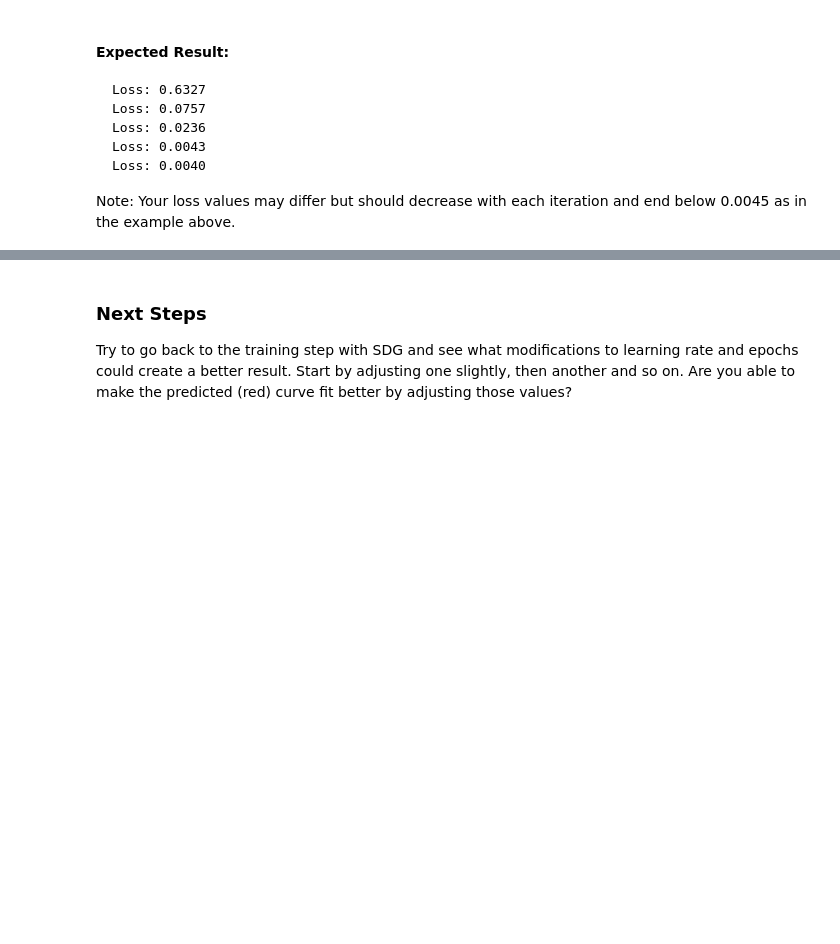
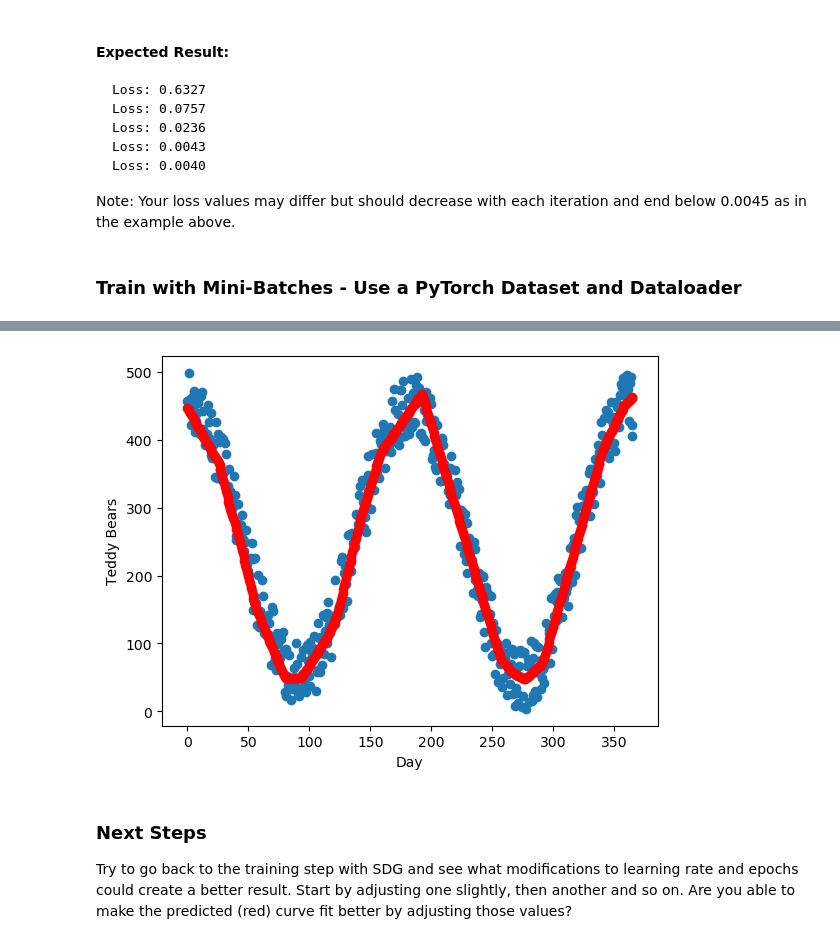
Before and after one commit to LeakyAI/PyTorch-Overview, a Jupyter notebook: Training and Inference - Solution.ipynb, the cells around one changed output, grey strips where cells are left out. Cells and saved outputs as stored; diff of their text form; code cells hidden in the pictures; blank space fills up the shorter version.

Commit message:
Update Training and Inference - Solution.ipynb
added minibatch training and dataloader

```diff
--- a/Training and Inference - Solution.ipynb
+++ b/Training and Inference - Solution.ipynb
@@ -190,6 +190,8 @@ def train(epochs, model, x, y, criterion, optimizer):
         if (epoch % 100 == 0):
             print (f"Loss: {loss:.4f}")
 
+    return model
+
 
 # Plot the Model after Training
 def displayResults(model,x,scaleInput,scaleOuput,day,teddyBears):
@@ -222,7 +224,7 @@ criterion = torch.nn.MSELoss()
 optimizer = optim.SGD(net.parameters(), lr=0.05, momentum=0.9, nesterov=True)
 
 # Train network and display result
-train(500, net, x, y, criterion, optimizer)
+net=train(500, net, x, y, criterion, optimizer)
 displayResults(net,x,scaleInput,scaleOutput,day,teddyBears)
 # %% [output]
 Loss: 0.6327
@@ -267,3 +269,5 @@ Loss: 0.0757
 Loss: 0.0236
 Loss: 0.0043
 Loss: 0.0040</pre>Note: Your loss values may differ but should decrease with each iteration and end below 0.0045 as in the example above.
+# %% [markdown]
+### Train with Mini-Batches - Use a PyTorch Dataset and Dataloader
@@ -269,0 +309,37 @@ Loss: 0.0040</pre>Note: Your loss values may differ but should decrease with eac
+# %%
+# Create our Simple Dataset
+class Dataset(torch.utils.data.Dataset):
+  def __init__(self, x, y):
+        'Initialization'
+        self.x = x
+        self.y = y
+
+  def __len__(self):
+        'Denotes the total number of samples'
+        return len(self.y)
+
+  def __getitem__(self, index):
+        'Generates one sample of data'
+        x=self.x[index]
+        y=self.y[index]
+        return x,y
+
+# Instantiate the Dataset and create the dataloader
+train_set = Dataset(x, y)
+train_loader = torch.utils.data.DataLoader(train_set,
+                                           batch_size=50,
+                                           shuffle=True,
+                                           num_workers=0)
+
+print (f"Length of Train Loader: {len(train_loader.sampler)} Len of Dataset {len(train_set)}")
+
+# Reset our weights to their original values
+net.load_state_dict(torch.load('modelcheckpoint.pth'))
+
+# Setup your training optimizer and specify your loss criteria
+optimizer = torch.optim.Adam(net.parameters(), lr=0.01)
+criterion = torch.nn.MSELoss()
+
+net = trainMiniBatch(500, net, x, y, criterion, optimizer, train_loader)
+displayResults(net,x,scaleInput,scaleOutput,day,teddyBears)
+# %% [output]
@@ -270,3 +352,4 @@ Loss: 0.0040</pre>Note: Your loss values may differ but should decrease with eac
+[figure, added]
 # %% [markdown]
 ### Next Steps
 Try to go back to the training step with SDG and see what modifications to learning rate and epochs could create a better result.  Start by adjusting one slightly, then another and so on.  Are you able to make the predicted (red) curve fit better by adjusting those values?
```
Also changed, not shown: parts of 3 cells of this notebook.
